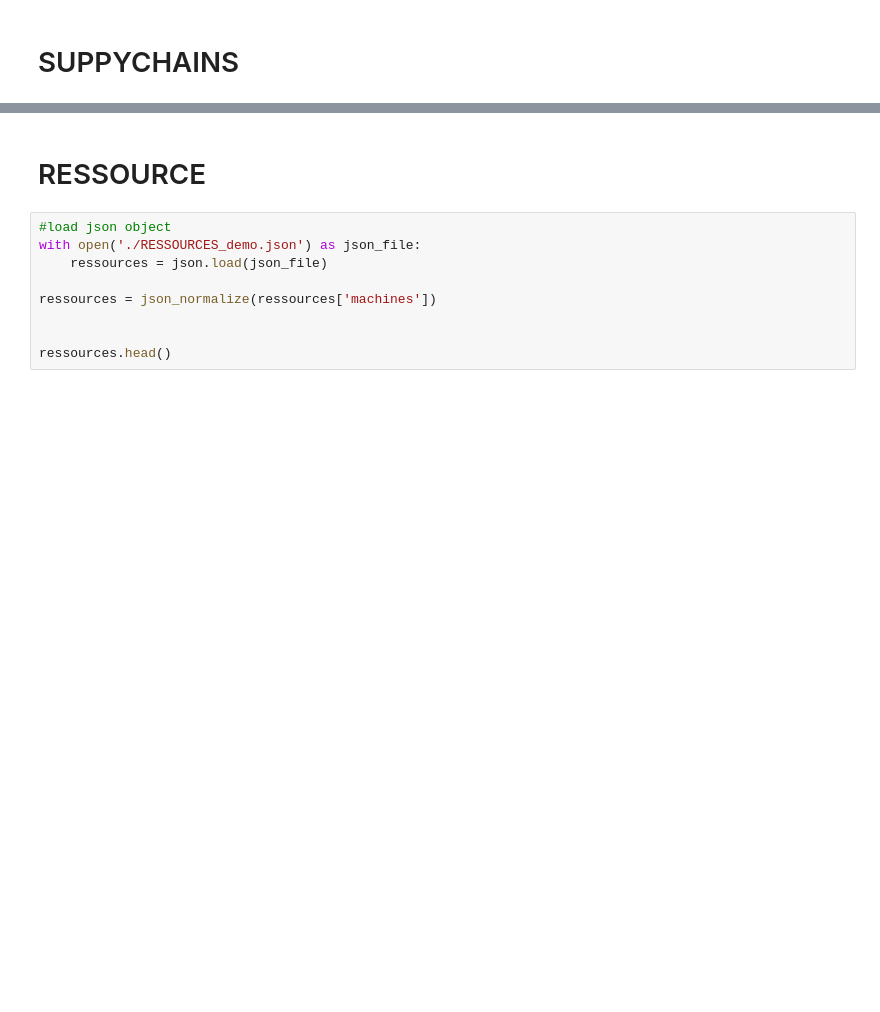
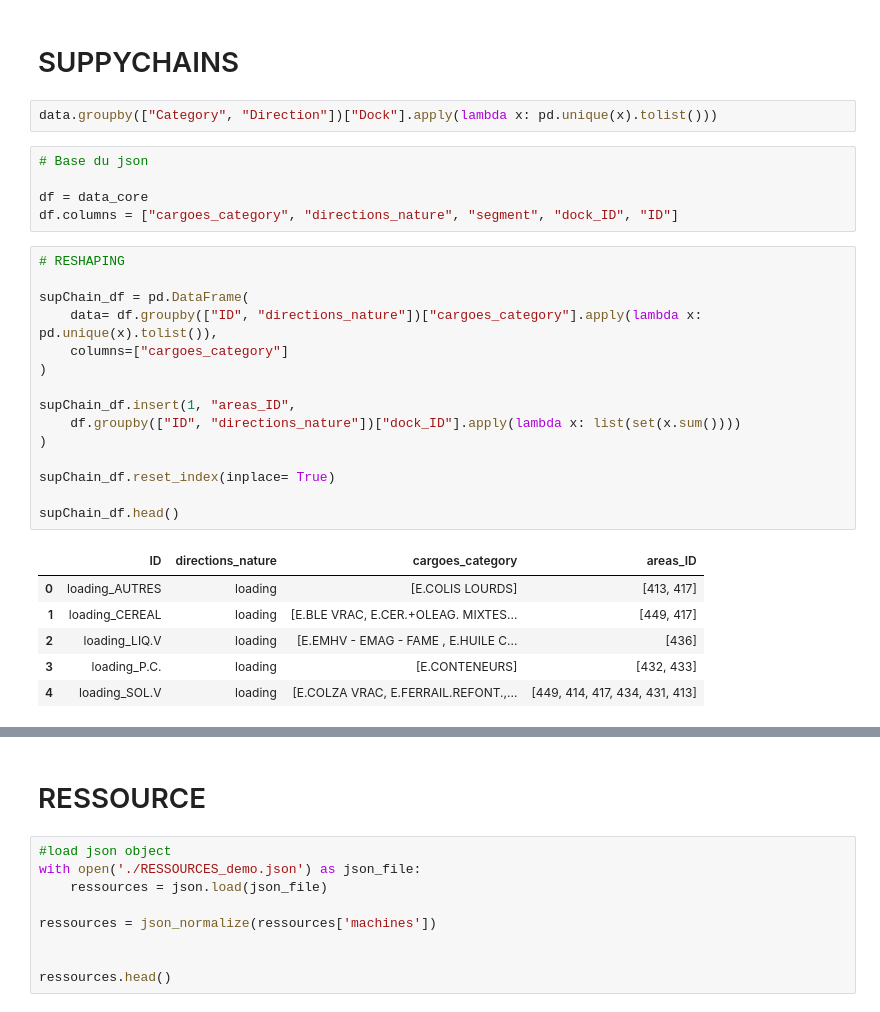
Before and after one commit to pixel-ports/pas_modelling, a Jupyter notebook: tools/parametersSet_builder/paraSet_builder.ipynb, the cells around one changed output, grey strips where cells are left out. Saved outputs shown, nothing was run; the diff lists cells and outputs as text; blank space fills up the shorter version.

```diff
--- a/tools/parametersSet_builder/paraSet_builder.ipynb
+++ b/tools/parametersSet_builder/paraSet_builder.ipynb
@@ -232,2 +283,31 @@ cargo_agg.head()
 # %% [markdown]
 # SUPPYCHAINS
+# %%
+data.groupby(["Category", "Direction"])["Dock"].apply(lambda x: pd.unique(x).tolist()))
+# %%
+# Base du json
+
+df = data_core
+df.columns = ["cargoes_category", "directions_nature", "segment", "dock_ID", "ID"]
+# %%
+# RESHAPING
+
+supChain_df = pd.DataFrame(
+    data= df.groupby(["ID", "directions_nature"])["cargoes_category"].apply(lambda x: pd.unique(x).tolist()),
+    columns=["cargoes_category"]
+)
+
+supChain_df.insert(1, "areas_ID",
+    df.groupby(["ID", "directions_nature"])["dock_ID"].apply(lambda x: list(set(x.sum())))
+)
+
+supChain_df.reset_index(inplace= True)
+
+supChain_df.head()
+# %% [output]
+|  | ID | directions_nature | cargoes_category | areas_ID |
+| 0 | loading_AUTRES | loading | [E.COLIS LOURDS] | [413, 417] |
+| 1 | loading_CEREAL | loading | [E.BLE VRAC, E.CER.+OLEAG. MIXTES... | [449, 417] |
+| 2 | loading_LIQ.V | loading | [E.EMHV - EMAG - FAME , E.HUILE C... | [436] |
+| 3 | loading_P.C. | loading | [E.CONTENEURS] | [432, 433] |
+| 4 | loading_SOL.V | loading | [E.COLZA VRAC, E.FERRAIL.REFONT.,... | [449, 414, 417, 434, 431, 413] |
```
Also changed, not shown: parts of 15 cells of this notebook, 1 other file.
